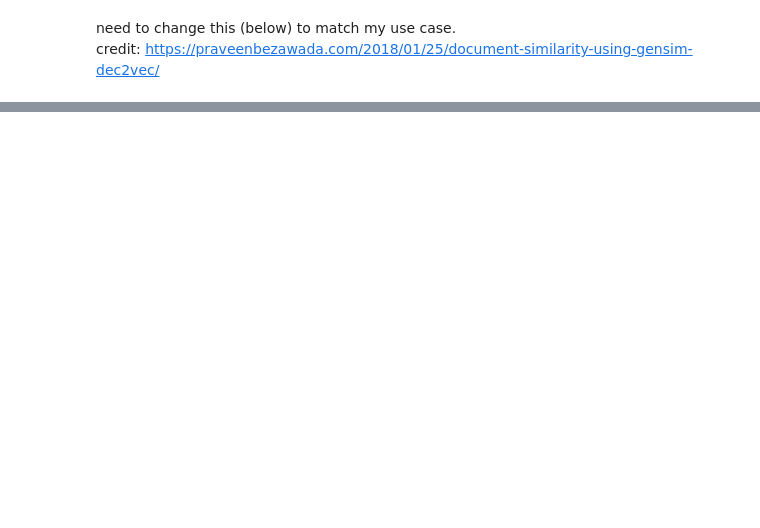
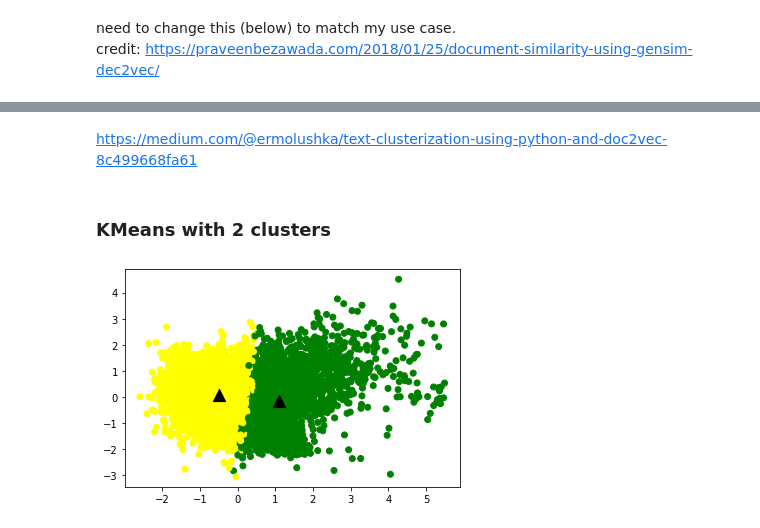
Before and after one commit to rskuzma/NLP_projects, a Jupyter notebook: job_recommender_project/cleaning_data.ipynb, the cells around one changed output, grey strips where cells are left out. Saved outputs shown, nothing was run; the diff lists cells and outputs as text; code cells hidden in the pictures; blank space fills up the shorter version.

Commit message:
KMeans clustering on resumes. Not great differentiation among embeddings

```diff
--- a/job_recommender_project/cleaning_data.ipynb
+++ b/job_recommender_project/cleaning_data.ipynb
@@ -106,7 +106,7 @@ def unicodetoascii(text):
             replace('\\xe2\\x81\\xbb', "-").
             replace('\\xe2\\x81\\xbc', "=").
             replace('\\xe2\\x81\\xbd', "(").
-            replace('\\xe2\\x81\\xbe', ")").replace('\\xef\\x81\\xb3', "").replace('\\n', ' ')
+            replace('\\xe2\\x81\\xbe', ")").replace('\\xef\\x81\\xb3', "").replace('\\n', ' ').replace('xefxxb', ' ')
              )
     return TEXT
 # %%
@@ -526,0 +496,2 @@ machines and automation).
+# %% [markdown]
+https://medium.com/@ermolushka/text-clusterization-using-python-and-doc2vec-8c499668fa61
@@ -526,0 +501,23 @@ machines and automation).
+# %% [markdown]
+### KMeans with 2 clusters
+# %%
+kmeans_model = KMeans(n_clusters=2)
+X = kmeans_model.fit(model.docvecs.doctag_syn0)
+labels=kmeans_model.labels_.tolist()
+
+
+l = kmeans_model.fit_predict(model.docvecs.doctag_syn0)
+pca = PCA(n_components=2).fit(model.docvecs.doctag_syn0)
+datapoint = pca.transform(model.docvecs.doctag_syn0)
+
+plt.figure
+label1 = ["#FFFF00", "#008000", "#0000FF", "#800080"]
+color = [label1[i] for i in labels]
+plt.scatter(datapoint[:, 0], datapoint[:, 1], c=color)
+
+centroids = kmeans_model.cluster_centers_
+centroidpoint = pca.transform(centroids)
+plt.scatter(centroidpoint[:, 0], centroidpoint[:, 1], marker='^', s=150, c='#000000')
+plt.show()
+# %% [output]
+[figure, added]
```
Also changed, not shown: parts of 16 cells of this notebook.
